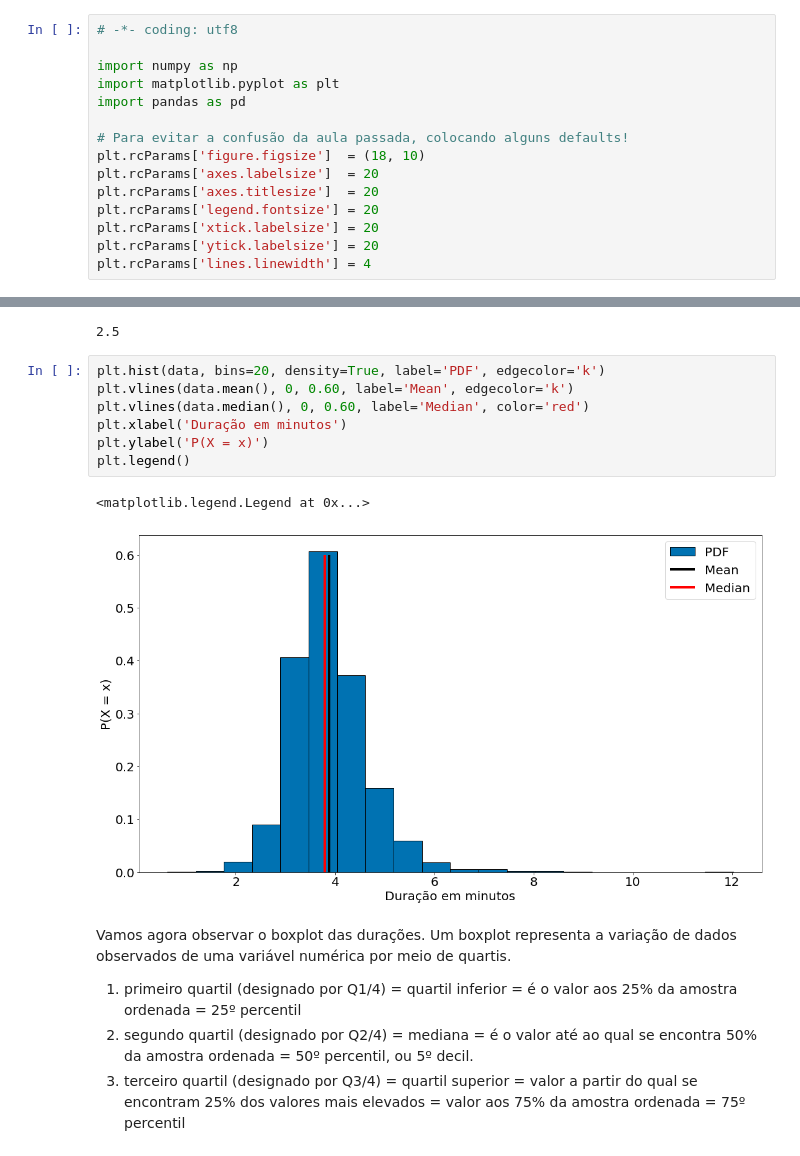
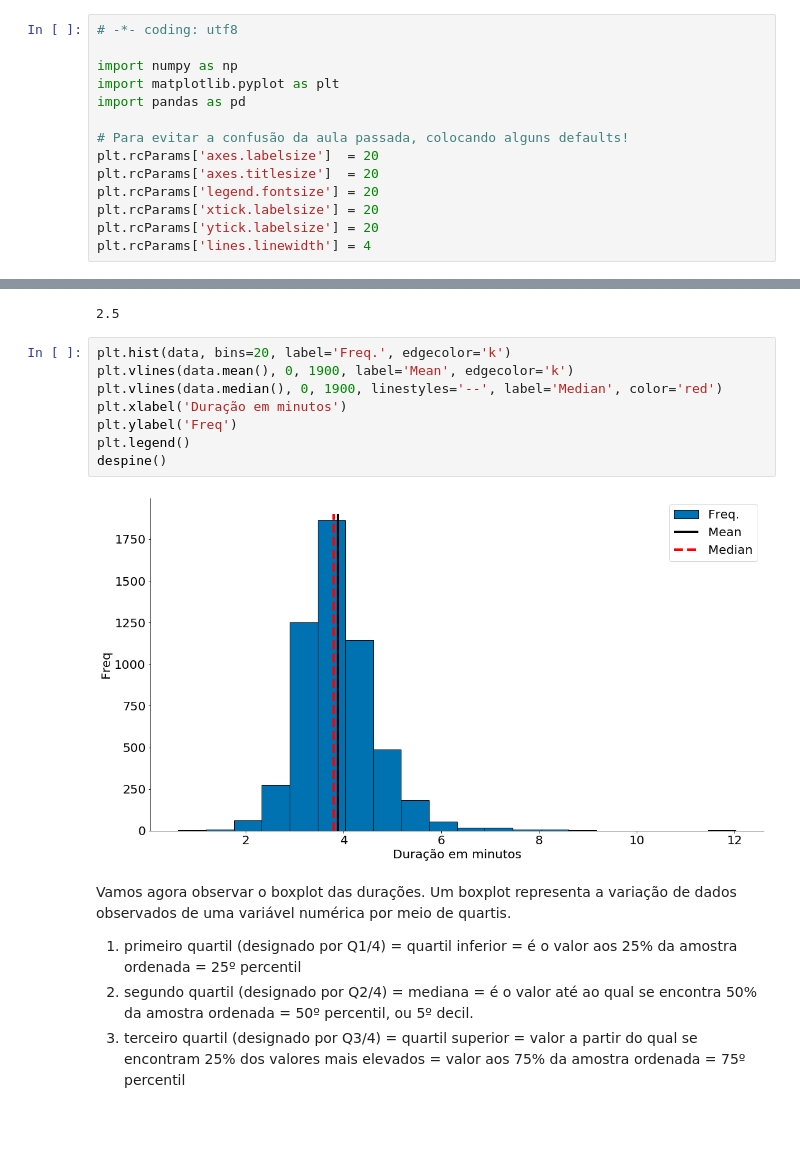
Before and after one commit to icd-ufmg/material, a Jupyter notebook: aulas/05-Tendencias-Centrais/Aula05-Tendencias-Centrais.ipynb, the cells around one changed output, grey strips where cells are left out. Cells and saved outputs as stored; diff of their text form; blank space fills up the shorter version.

```diff
--- a/aulas/05-Tendencias-Centrais/Aula05-Tendencias-Centrais.ipynb
+++ b/aulas/05-Tendencias-Centrais/Aula05-Tendencias-Centrais.ipynb
@@ -6,7 +6,6 @@ import matplotlib.pyplot as plt
 import pandas as pd
 
 # Para evitar a confusão da aula passada, colocando alguns defaults!
-plt.rcParams['figure.figsize']  = (18, 10)
 plt.rcParams['axes.labelsize']  = 20
 plt.rcParams['axes.titlesize']  = 20
 plt.rcParams['legend.fontsize'] = 20
@@ -280,15 +305,15 @@ np.median(a)
 # %% [output]
 2.5
 # %%
-plt.hist(data, bins=20, density=True, label='PDF', edgecolor='k')
-plt.vlines(data.mean(), 0, 0.60, label='Mean', edgecolor='k')
-plt.vlines(data.median(), 0, 0.60, label='Median', color='red')
+plt.hist(data, bins=20, label='Freq.', edgecolor='k')
+plt.vlines(data.mean(), 0, 1900, label='Mean', edgecolor='k')
+plt.vlines(data.median(), 0, 1900, linestyles='--', label='Median', color='red')
 plt.xlabel('Duração em minutos')
-plt.ylabel('P(X = x)')
+plt.ylabel('Freq')
 plt.legend()
+despine()
 # %% [output]
-<matplotlib.legend.Legend at 0x...>
-[figure, old version]
+[figure, new version]
 # %% [markdown]
 Vamos agora observar o boxplot das durações. Um boxplot representa a variação de dados observados de uma variável numérica por meio de quartis.
 
```
Also changed, not shown: parts of 34 cells of this notebook.
